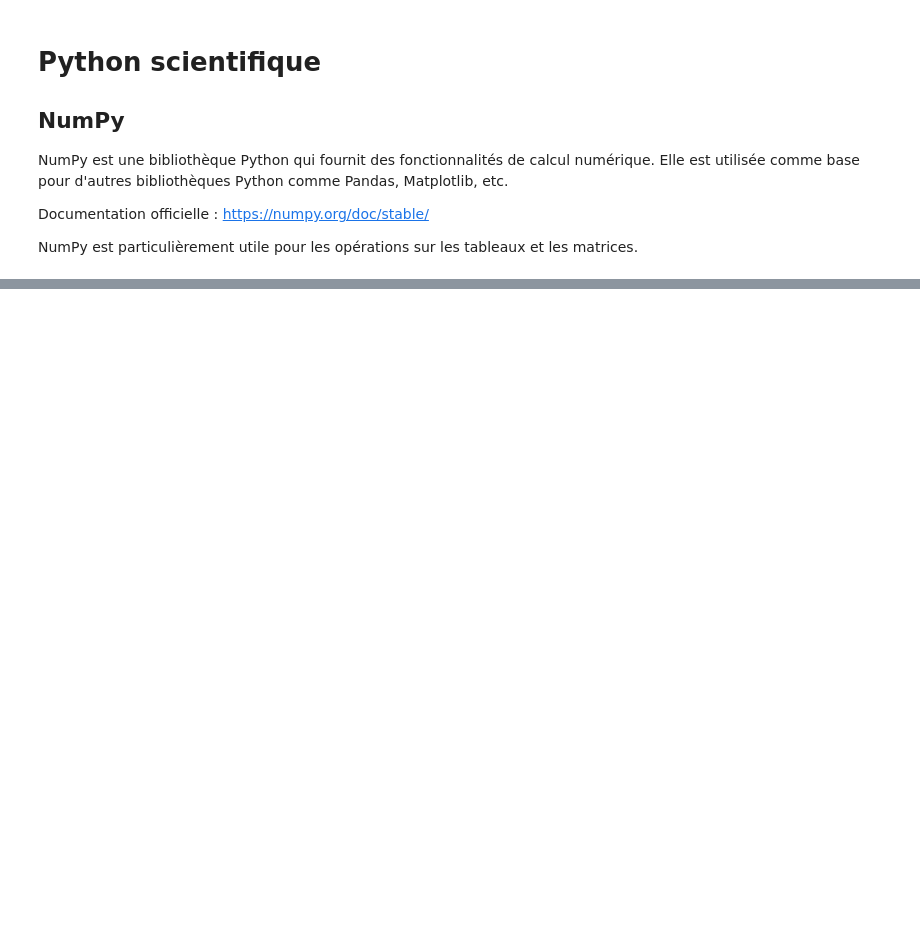
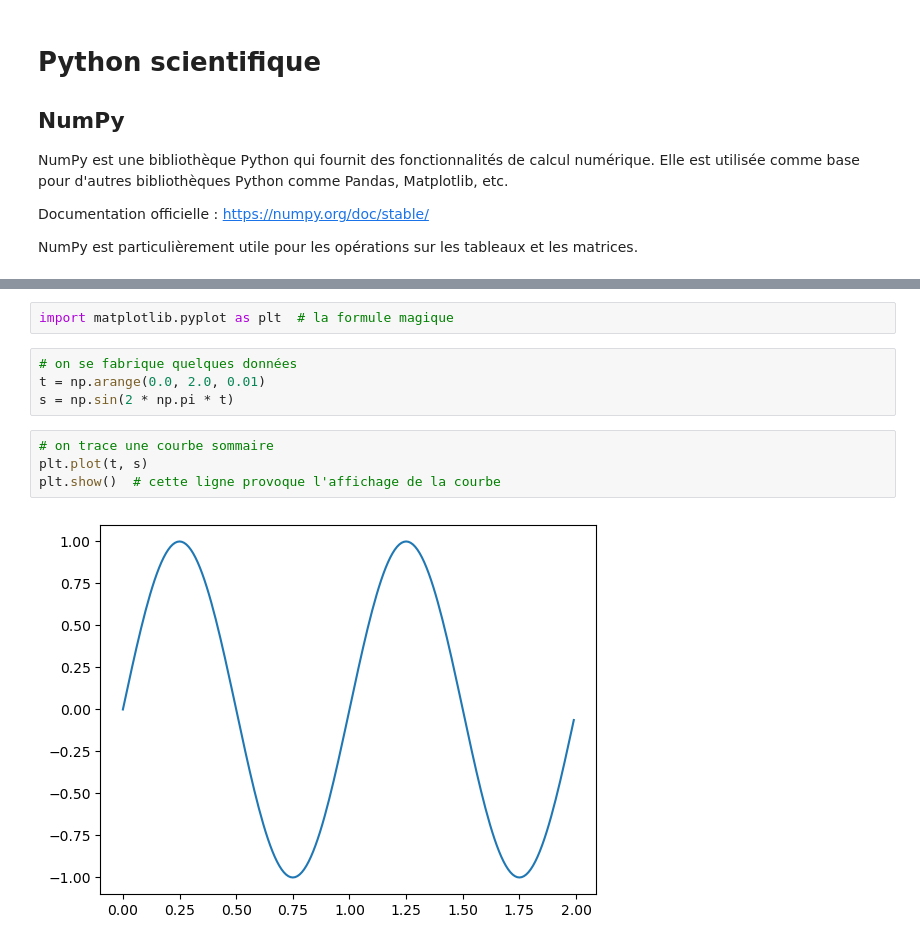
Before and after one commit to manlaya/init-python-amorse-binder, a Jupyter notebook: notebooks/3-pandas_matplotlib_numpy.ipynb, the cells around one changed output, grey strips where cells are left out. Cells and saved outputs as stored; diff of their text form; blank space fills up the shorter version.

```diff
--- a/notebooks/3-pandas_matplotlib_numpy.ipynb
+++ b/notebooks/3-pandas_matplotlib_numpy.ipynb
@@ -36,0 +399,12 @@ np.arange(10.2, 1000.9, 99.9)
+# %%
+import matplotlib.pyplot as plt  # la formule magique
+# %%
+# on se fabrique quelques données
+t = np.arange(0.0, 2.0, 0.01)
+s = np.sin(2 * np.pi * t)
+# %%
+# on trace une courbe sommaire
+plt.plot(t, s)
+plt.show()  # cette ligne provoque l'affichage de la courbe
+# %% [output]
+[figure, added]
```
Also changed, not shown: parts of 53 cells of this notebook, 6 other files.
